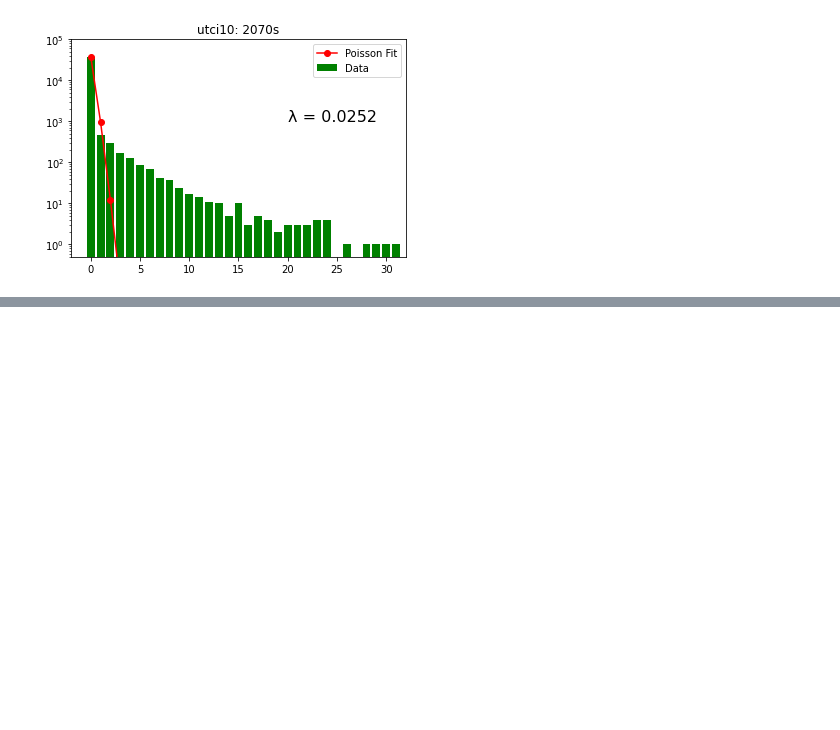
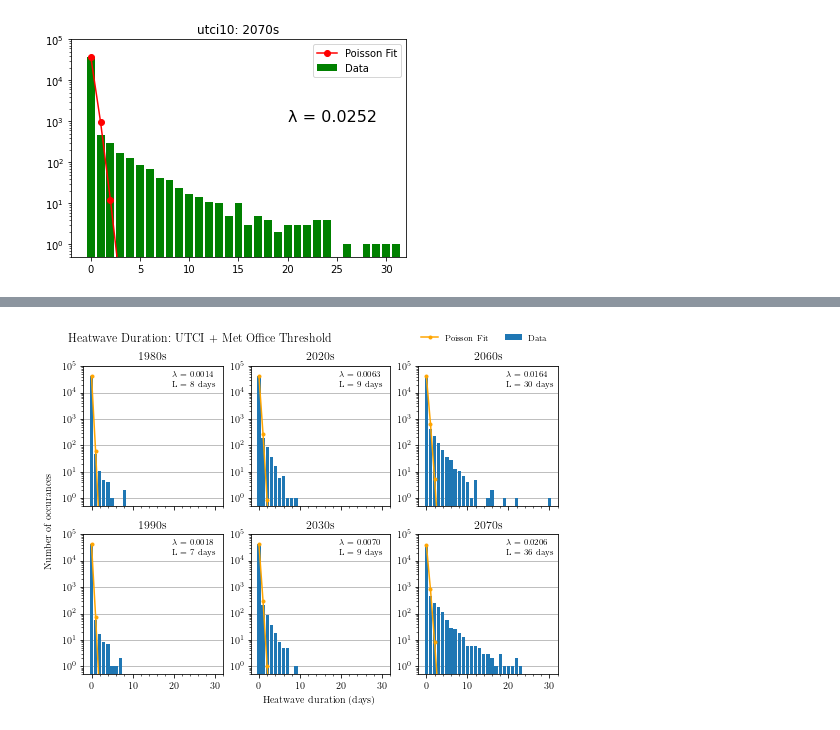
Before and after one commit to kaedonkers/ukcp_heatwave_analysis, a Jupyter notebook: 2.poisson_fit_plots.ipynb, the cells around one changed output, grey strips where cells are left out. Cells and saved outputs as stored; diff of their text form; code cells hidden in the pictures; blank space fills up the shorter version.

```diff
--- a/2.poisson_fit_plots.ipynb
+++ b/2.poisson_fit_plots.ipynb
@@ -376,0 +348,4 @@ def longest_hw(df):
+# %%
+decade_plot(utcihw, fname='utci_poisson', title='Heatwave Duration: UTCI + Met Office Threshold')
+# %% [output]
+[figure, added]
```
Also changed, not shown: parts of 11 cells of this notebook.
